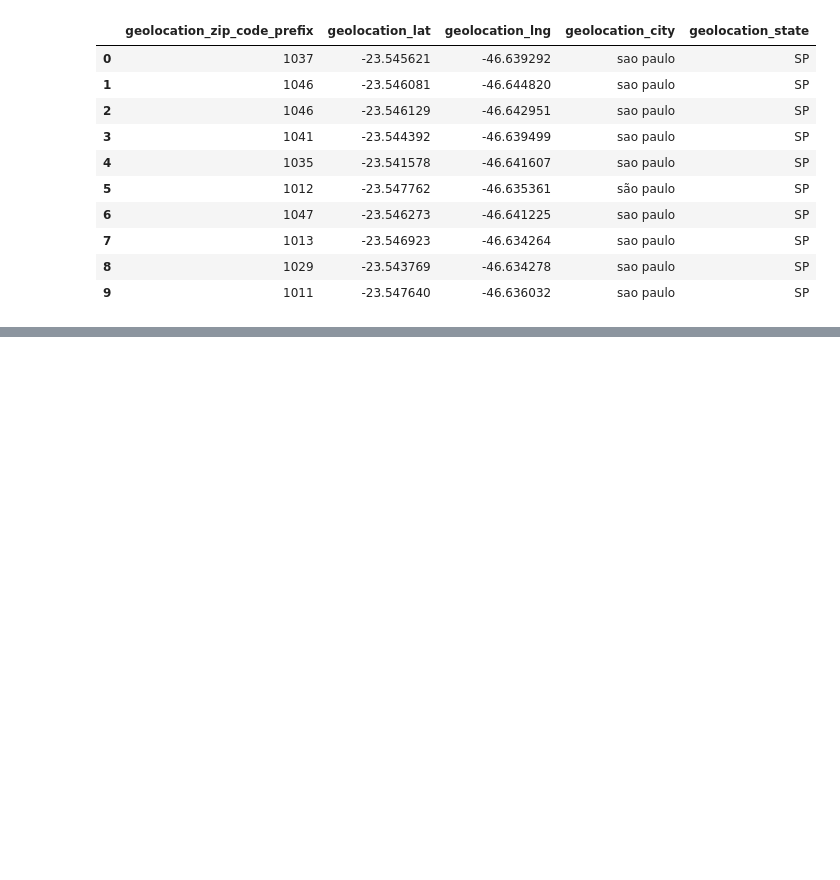
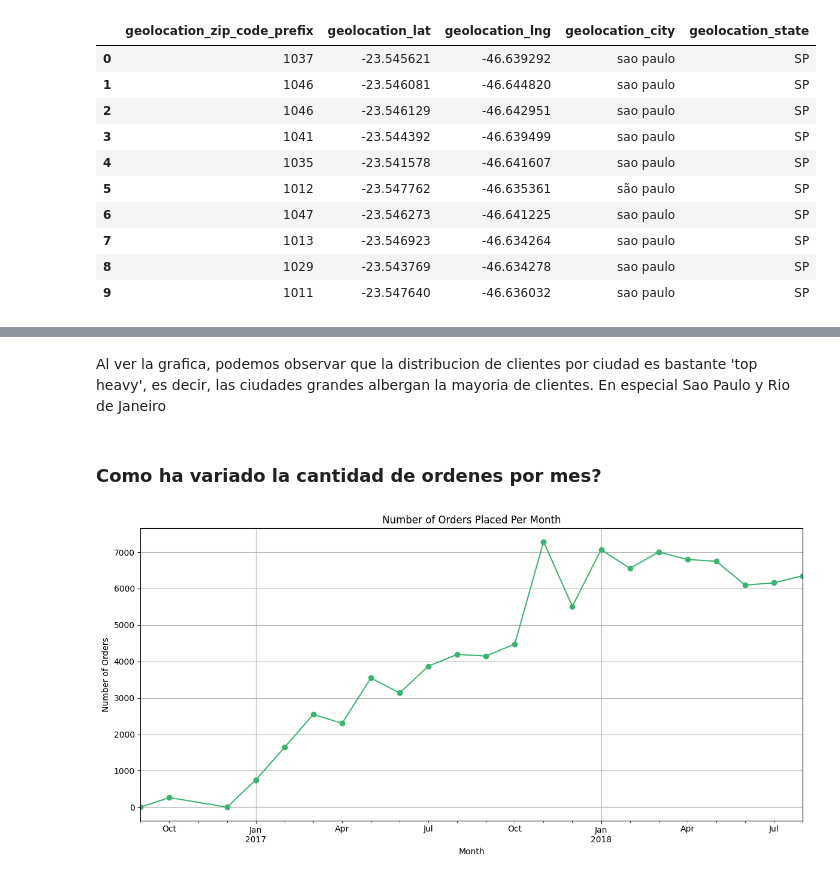
Before and after one commit to JoaquinCampos22155/proyecto3_Mineria, a Jupyter notebook: reporteEDA.ipynb, the cells around one changed output, grey strips where cells are left out. Saved outputs shown, nothing was run; the diff lists cells and outputs as text; code cells hidden in the pictures; blank space fills up the shorter version.

```diff
--- a/reporteEDA.ipynb
+++ b/reporteEDA.ipynb
@@ -206,0 +282,5 @@ geolocation_dataset.head(10)
+# %%
+orders_dataset = orders_dataset[orders_dataset['order_status'] == 'delivered'].copy()
+delivered_count = (orders_dataset['order_status'] == 'delivered').sum()
+print("Delivered orders:", delivered_count)
+print("Total Orders:", len(orders_dataset))
@@ -214,0 +530,18 @@ geolocation_dataset.head(10)
+# %% [markdown]
+Al ver la grafica, podemos observar que la distribucion de clientes por ciudad es bastante 'top heavy', es decir, las ciudades grandes albergan la mayoria de clientes. En especial Sao Paulo y Rio de Janeiro
+# %% [markdown]
+### Como ha variado la cantidad de ordenes por mes?
+# %%
+orders_dataset['order_purchase_timestamp'] = pd.to_datetime(orders_dataset['order_purchase_timestamp'])
+
+monthly_orders = orders_dataset['order_purchase_timestamp'].dt.to_period('M').value_counts().sort_index()
+
+monthly_orders.plot(kind='line', marker='o', figsize=(12, 6), color='mediumseagreen')
+plt.title('Number of Orders Placed Per Month')
+plt.xlabel('Month')
+plt.ylabel('Number of Orders')
+plt.grid(True)
+plt.tight_layout()
+plt.show()
+# %% [output]
+[figure, added]
```
Also changed, not shown: parts of 68 cells of this notebook.
